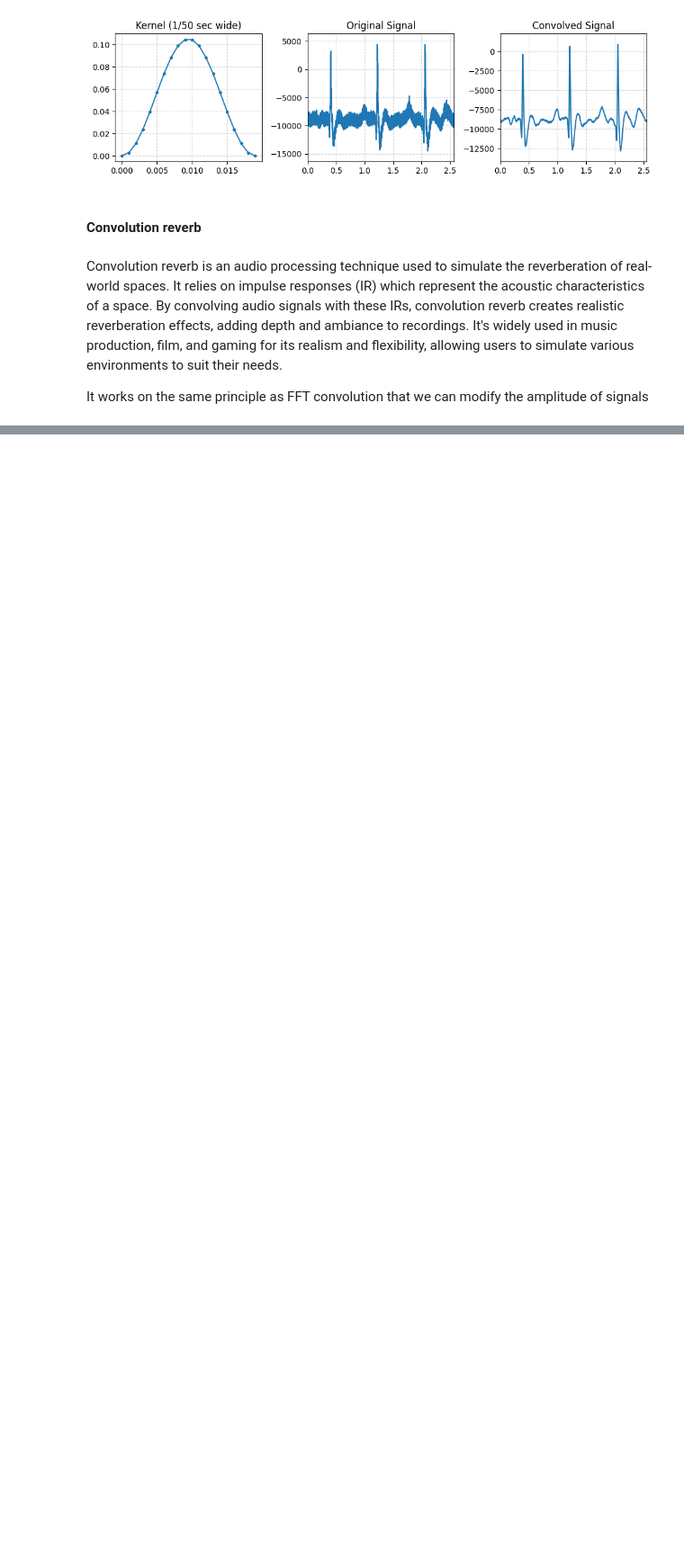
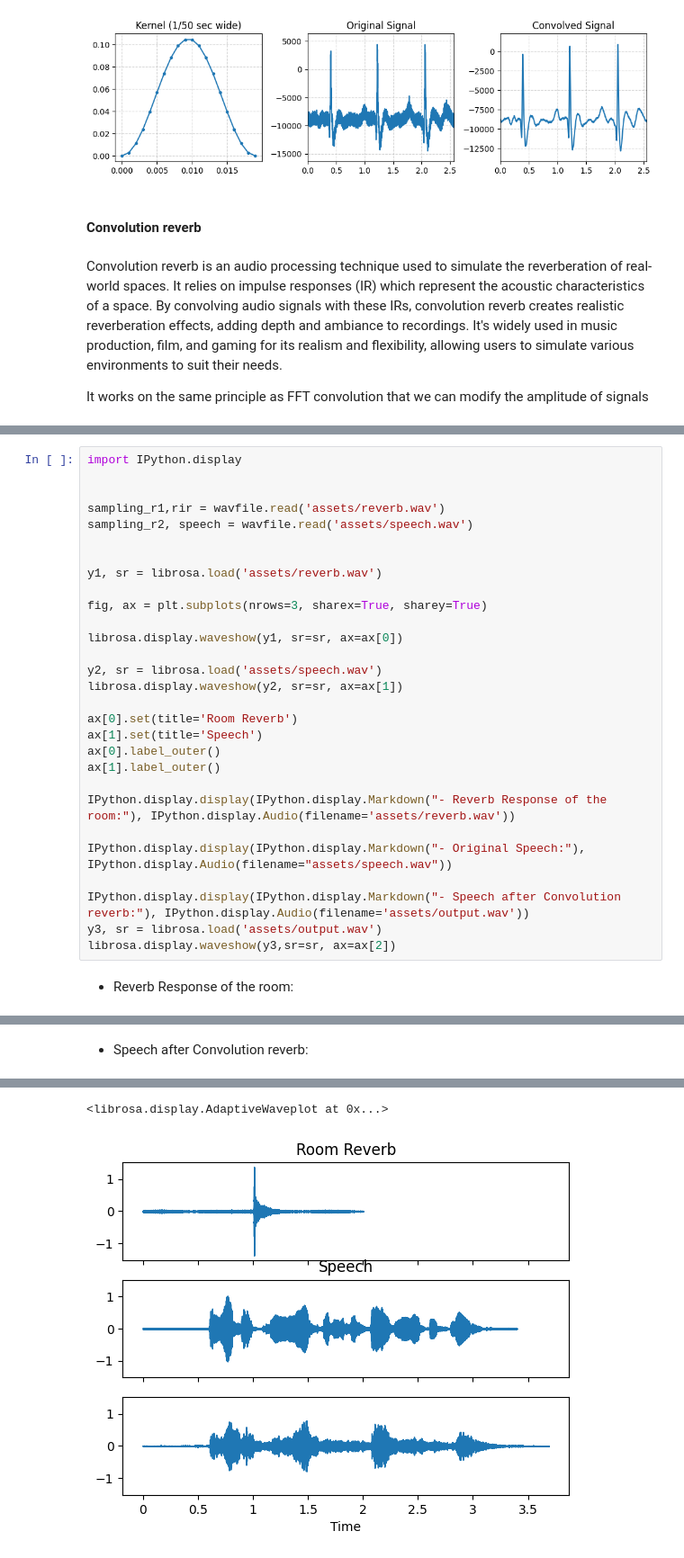
Before and after one commit to vi-bulchandani/da623-convolution-1d, a Jupyter notebook: notebook.ipynb, the cells around one changed output, grey strips where cells are left out. Shown: that part at 90% size. Drawn from its saved outputs; the diff is of its cells as text; blank space fills up the shorter version.

```diff
--- a/notebook.ipynb
+++ b/notebook.ipynb
@@ -482,0 +493,31 @@ librosa.display.waveshow(output, sr=sr, ax=ax[2])
+# %%
+import IPython.display
+
+
+sampling_r1,rir = wavfile.read('assets/reverb.wav')
+sampling_r2, speech = wavfile.read('assets/speech.wav')
+
+
+y1, sr = librosa.load('assets/reverb.wav')
+
+fig, ax = plt.subplots(nrows=3, sharex=True, sharey=True)
+
+librosa.display.waveshow(y1, sr=sr, ax=ax[0])
+
+y2, sr = librosa.load('assets/speech.wav')
+librosa.display.waveshow(y2, sr=sr, ax=ax[1])
+
+ax[0].set(title='Room Reverb')
+ax[1].set(title='Speech')
+ax[0].label_outer()
+ax[1].label_outer()
+
+IPython.display.display(IPython.display.Markdown("- Reverb Response of the room:"), IPython.display.Audio(filename='assets/reverb.wav'))
+
+IPython.display.display(IPython.display.Markdown("- Original Speech:"), IPython.display.Audio(filename="assets/speech.wav"))
+
+IPython.display.display(IPython.display.Markdown("- Speech after Convolution reverb:"), IPython.display.Audio(filename='assets/output.wav'))
+y3, sr = librosa.load('assets/output.wav')
+librosa.display.waveshow(y3,sr=sr, ax=ax[2])
+# %% [output]
+- Reverb Response of the room:
@@ -482,0 +527 @@ librosa.display.waveshow(output, sr=sr, ax=ax[2])
+- Speech after Convolution reverb:
@@ -482,0 +529,2 @@ librosa.display.waveshow(output, sr=sr, ax=ax[2])
+<librosa.display.AdaptiveWaveplot at 0x...>
+[figure, added]
```
Also changed, not shown: parts of 8 cells of this notebook, 1 other file.
